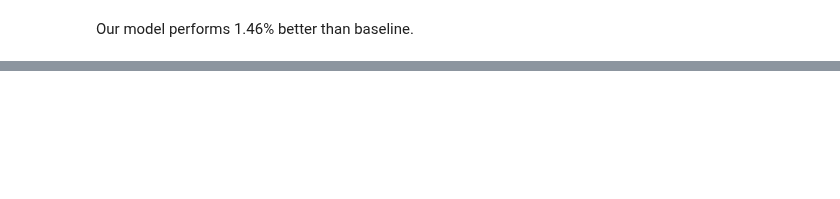
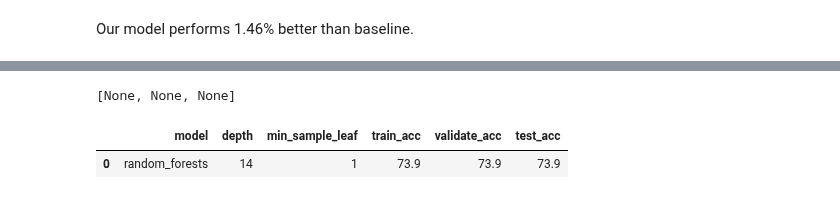
Before and after one commit to Rachuig-Green-Rackley-Shiben/arabic_media_nlp_project, a Jupyter notebook: kyles_work/shared_resources.ipynb, the cells around one changed output, grey strips where cells are left out. Saved outputs shown, nothing was run; the diff lists cells and outputs as text; code cells hidden in the pictures; blank space fills up the shorter version.

```diff
--- a/kyles_work/shared_resources.ipynb
+++ b/kyles_work/shared_resources.ipynb
@@ -711,0 +416,11 @@ results.to_csv('results.csv', index=False)
+# %%
+features = ['source_Techreen', 'country_syria', 'source_Almasryalyoum', 'country_emirates', 'source_Alittihad', 'source_Youm7', 'source_SaudiYoum', 'country_yemen', 'source_Sabanews', 'country_ksa', 'capture_of_baghdad', 'ownership_status', 'source_Alqabas', 'country_kuwait', 'nick_berg', 'text_label']
+
+words = 'بوش, أمريكا, غوغل, تشيني, حرب الخليج'
+words = words.split(', ')
+features.extend(words)
+
+to_remove = ['country_syria', 'source_Alittihad', 'source_Sabanews']
+[features.remove(x) for x in to_remove]
+# %% [output]
+[None, None, None]
@@ -711,0 +463,18 @@ results.to_csv('results.csv', index=False)
+# %%
+    encoded = encode_data()
+
+    features = ['source_Techreen', 'country_syria', 'source_Almasryalyoum', 'country_emirates', 'source_Alittihad', 'source_Youm7', 'source_SaudiYoum', 'country_yemen', 'source_Sabanews', 'country_ksa', 'capture_of_baghdad', 'ownership_status', 'source_Alqabas', 'country_kuwait', 'nick_berg', 'text_label']
+
+    words = 'بوش, أمريكا, غوغل, تشيني, حرب الخليج'
+    words = words.split(', ')
+    features.extend(words)
+
+    to_remove = ['country_syria', 'source_Alittihad', 'source_Sabanews']
+    [features.remove(x) for x in to_remove]
+
+
+    results, clf = model_train_val_test(encoded[features])
+    return results
+# %% [output]
+|  | model | depth | min_sample_leaf | train_acc | validate_acc | test_acc |
+| 0 | random_forests | 14 | 1 | 73.9 | 73.9 | 73.9 |
```
Also changed, not shown: parts of 77 cells of this notebook, 3 other files.
